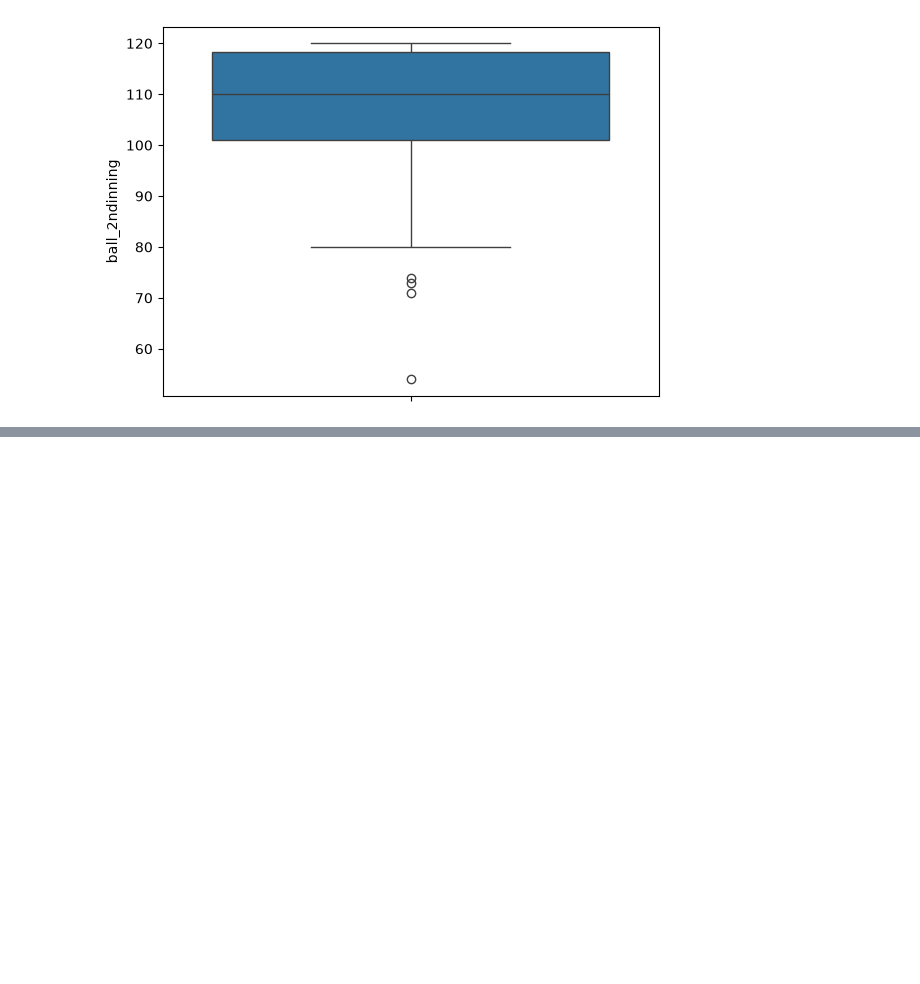
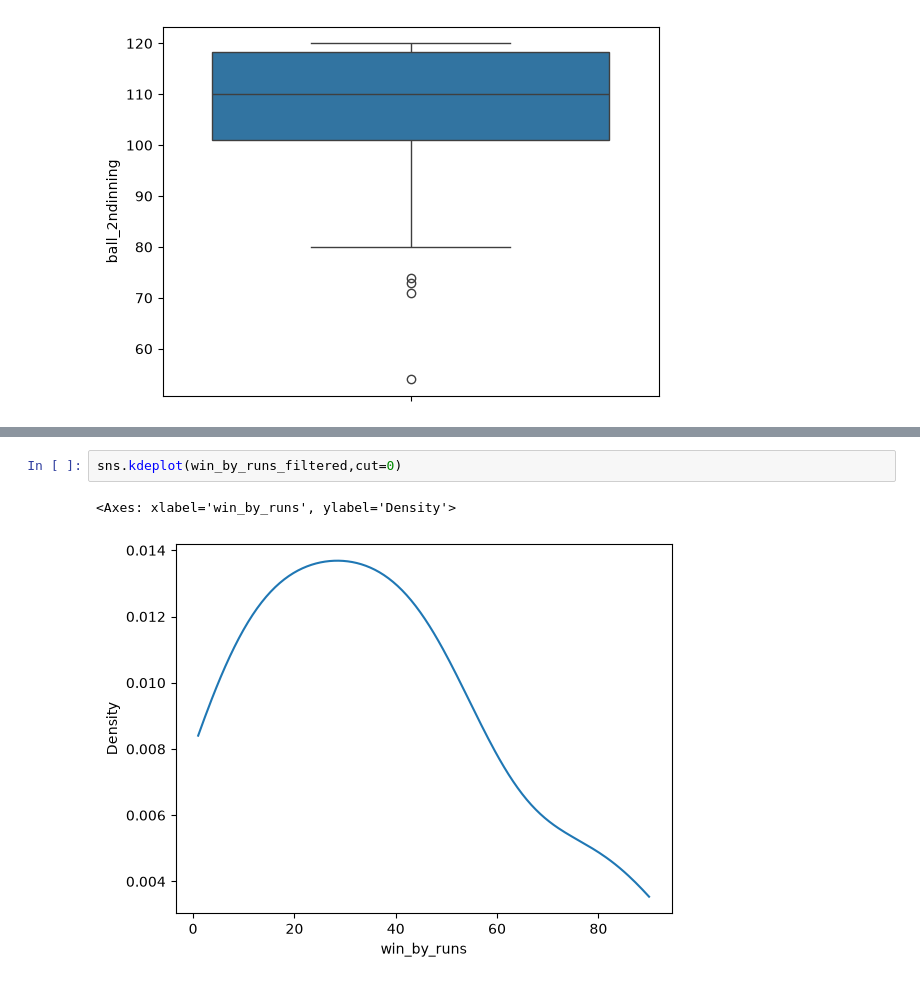
Before and after one commit to prajwaldahal/Npl-data-analysis, a Jupyter notebook: eda/npl-matches-EDA.ipynb, the cells around one changed output, grey strips where cells are left out. Drawn from its saved outputs; the diff is of its cells as text; blank space fills up the shorter version.

```diff
--- a/eda/npl-matches-EDA.ipynb
+++ b/eda/npl-matches-EDA.ipynb
@@ -362,0 +404,5 @@ sns.boxplot(df["ball_2ndinning"])
+# %%
+sns.kdeplot(win_by_runs_filtered,cut=0)
+# %% [output]
+<Axes: xlabel='win_by_runs', ylabel='Density'>
+[figure, added]
```
Also changed, not shown: parts of 11 cells of this notebook.
